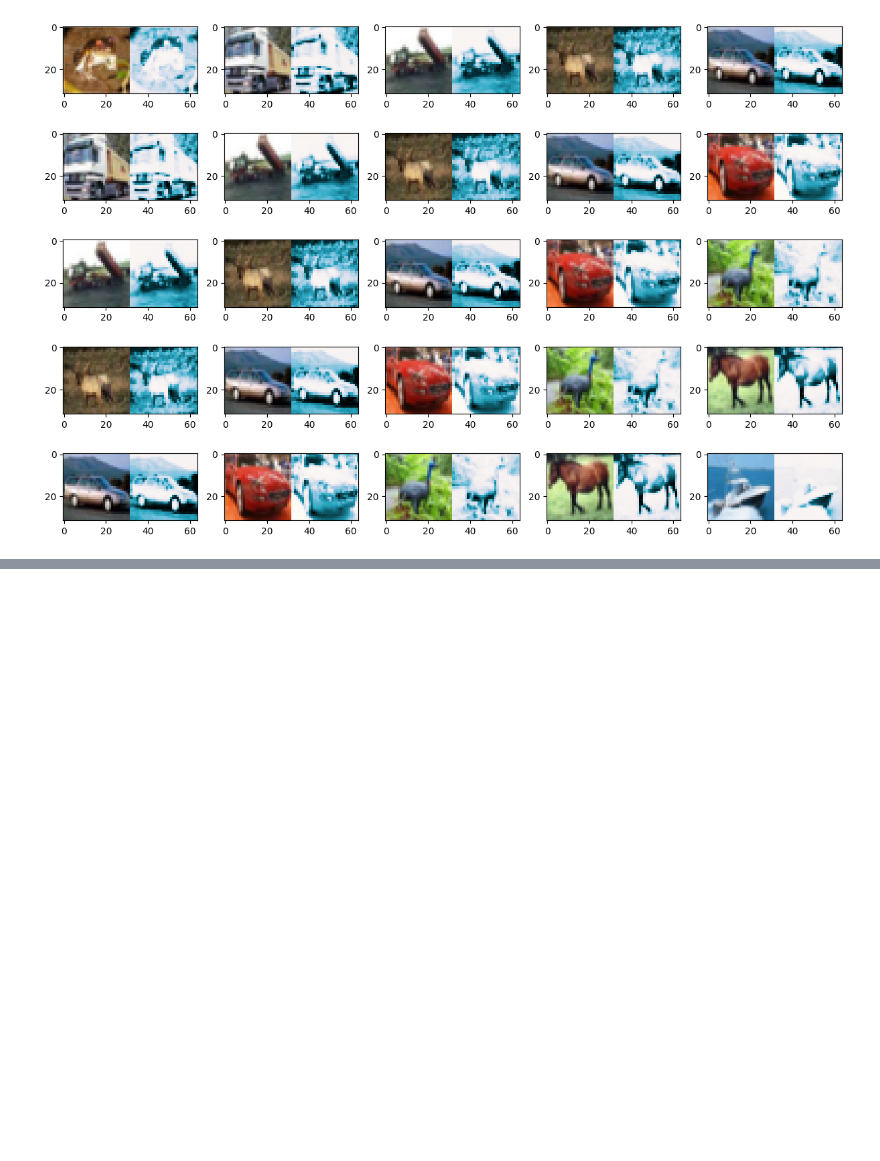
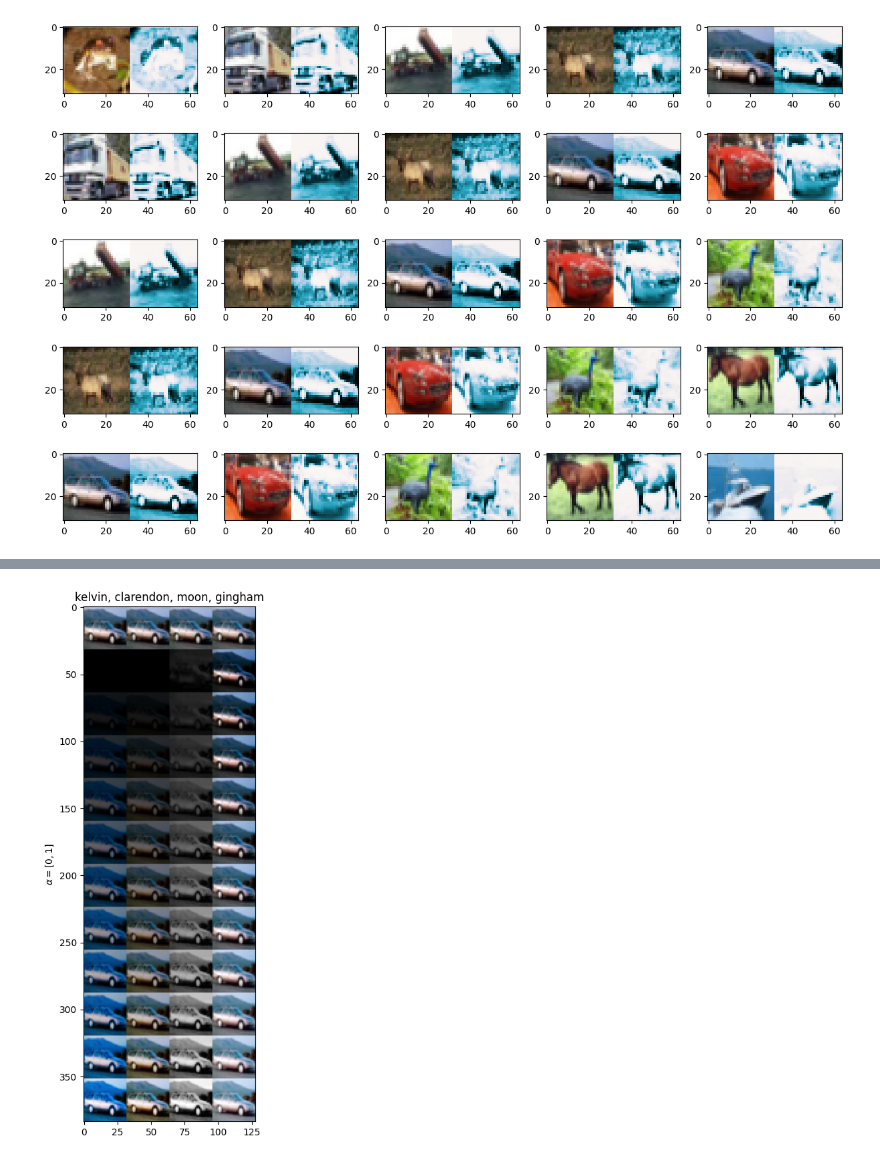
Before and after one commit to amindadgar/adversarial-attacks-using-image-filters, a Jupyter notebook: main.ipynb, the cells around one changed output, grey strips where cells are left out. Saved outputs shown, nothing was run; the diff lists cells and outputs as text; code cells hidden in the pictures; blank space fills up the shorter version.

```diff
--- a/main.ipynb
+++ b/main.ipynb
@@ -193,0 +207,26 @@ plt.show()
+# %%
+## initialize with black images
+# whole_img = np.zeros((384, 32, 3))
+whole_img = np.zeros(((len(alphas_arr) + 1) * image.shape[0], image.shape[1], image.shape[2]))
+
+
+for filter_idx in filters_arr:
+    ## kelvin filter
+    filtered_img = image
+    for alpha_value in alphas_arr:
+        # print(filter_idx, alpha_value)
+        filter = get_filter_function(filter_idx, alpha_value, filter_strength=1, verbose=False)
+        manipulated_img = filter.apply(image)
+
+        filtered_img = np.append(filtered_img, manipulated_img, axis=0)
+    whole_img = np.append(whole_img, filtered_img, axis=1)
+# %%
+f, ax = plt.subplots(figsize=(7, 10))
+ax.set_title('kelvin, clarendon, moon, gingham')
+## the 32 first column is just black images
+ax.imshow(whole_img[:, 32:] / 255)
+ax.set_ylabel('$\\alpha=[0, 1]$')
+
+plt.show()
+# %% [output]
+[figure, added]
```
Also changed, not shown: parts of 7 cells of this notebook, 1 other file.
